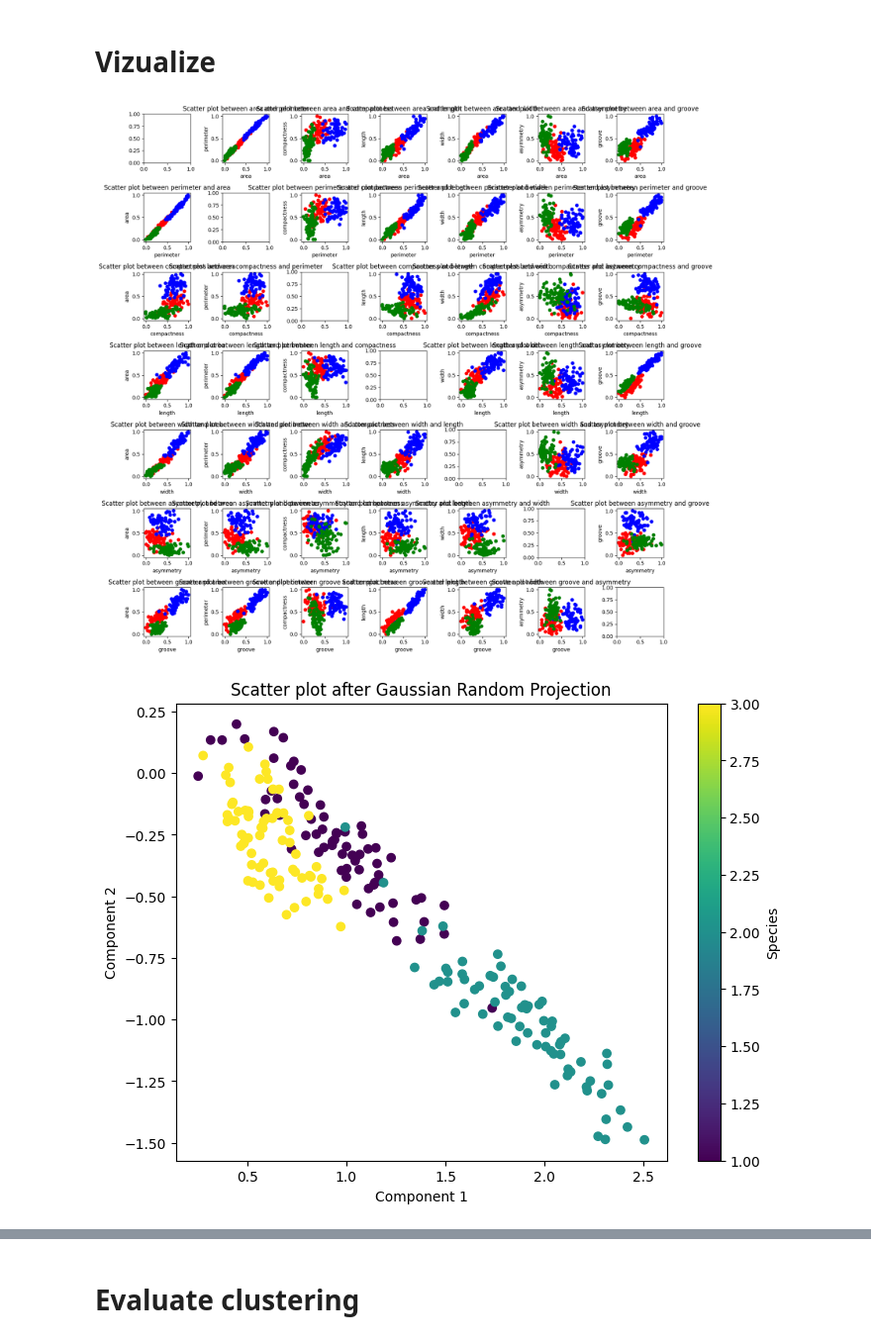
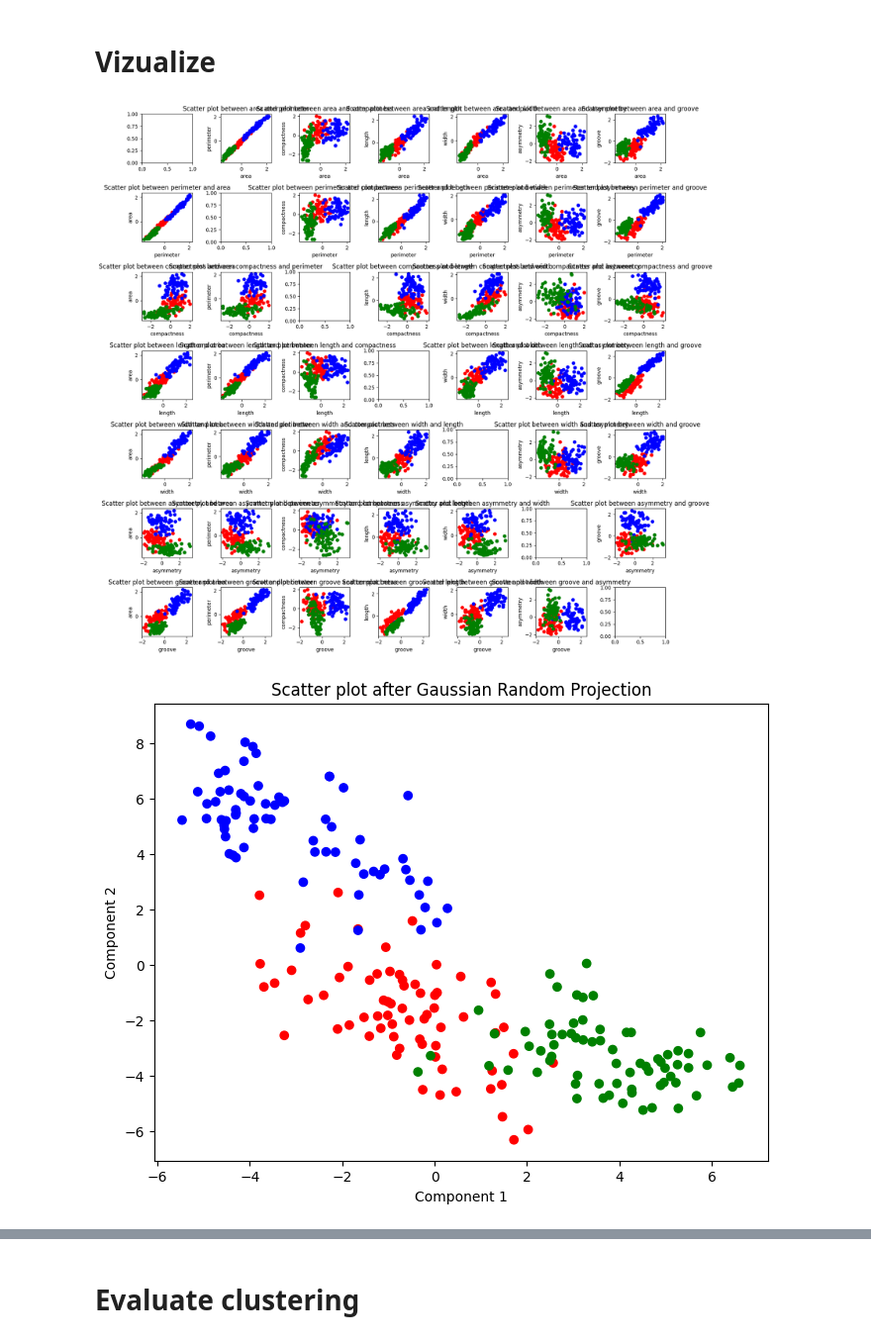
Before and after one commit to olabratt/DIT407, a Jupyter notebook: Assignment5/ola/assignment5.ipynb, the cells around one changed output, grey strips where cells are left out. Shown at 99% size. Cells and saved outputs as stored; diff of their text form; code cells hidden in the pictures.

```diff
--- a/Assignment5/ola/assignment5.ipynb
+++ b/Assignment5/ola/assignment5.ipynb
@@ -15,13 +15,14 @@ from sklearn.cluster import AgglomerativeClustering
 # %% [markdown]
 <h1>Import and preprocessing</h1>
 # %%
+random_state = 79
 seeds = pd.read_table('../seeds.tsv')
 seeds.columns = ['area', 'perimeter', 'compactness', 'length', 'width', 'asymmetry', 'groove', 'species']
 
 X = seeds.drop(columns=['species'])  # Features
 y = seeds['species']
 
-scaler = MinMaxScaler()
+scaler = StandardScaler()
 X_normalized = scaler.fit_transform(X)
 
 seeds_normalized = pd.DataFrame(X_normalized, columns=X.columns)
@@ -80,36 +81,35 @@ for i in range(num_rows):
             ax = axes[i, j]
             ax.scatter(seeds_normalized[features[i]], seeds_normalized[features[j]], c=seeds_normalized['species'].map(colors))
             ax.set_xlabel(features[i])
             ax.set_ylabel(features[j])
             ax.set_title(f'Scatter plot between {features[i]} and {features[j]}')
 
 plt.tight_layout()
 plt.show()
 
 
-grp = GaussianRandomProjection(n_components=2, random_state=42)
+grp = GaussianRandomProjection(n_components=2, random_state=random_state)
 X_projected = grp.fit_transform(seeds_normalized.drop(columns=['species']))
 
 plt.figure(figsize=(8, 6))
-plt.scatter(X_projected[:, 0], X_projected[:, 1], c=seeds_normalized['species'], cmap='viridis')
+plt.scatter(X_projected[:, 0], X_projected[:, 1],  c=seeds_normalized['species'].map(colors))
 plt.xlabel('Component 1')
 plt.ylabel('Component 2')
 plt.title('Scatter plot after Gaussian Random Projection')
-plt.colorbar(label='Species')
 plt.show()
 
 
 
 umap_model = umap.UMAP(n_components=2)
 
 X_umap = umap_model.fit_transform(seeds_normalized.drop(columns=['species']))
 
 plt.figure(figsize=(8, 6))
-plt.scatter(X_umap[:, 0], X_umap[:, 1])
+plt.scatter(X_umap[:, 0], X_umap[:, 1], c=seeds_normalized['species'].map(colors))
 plt.xlabel('UMAP Component 1')
 plt.ylabel('UMAP Component 2')
 plt.title('UMAP Projection of Seed Data')
 plt.show()
 # %% [output]
-[figure, old version]
+[figure, new version]
-[figure, old version]
+[figure, new version]
```
Also changed, not shown: parts of 6 cells of this notebook.
